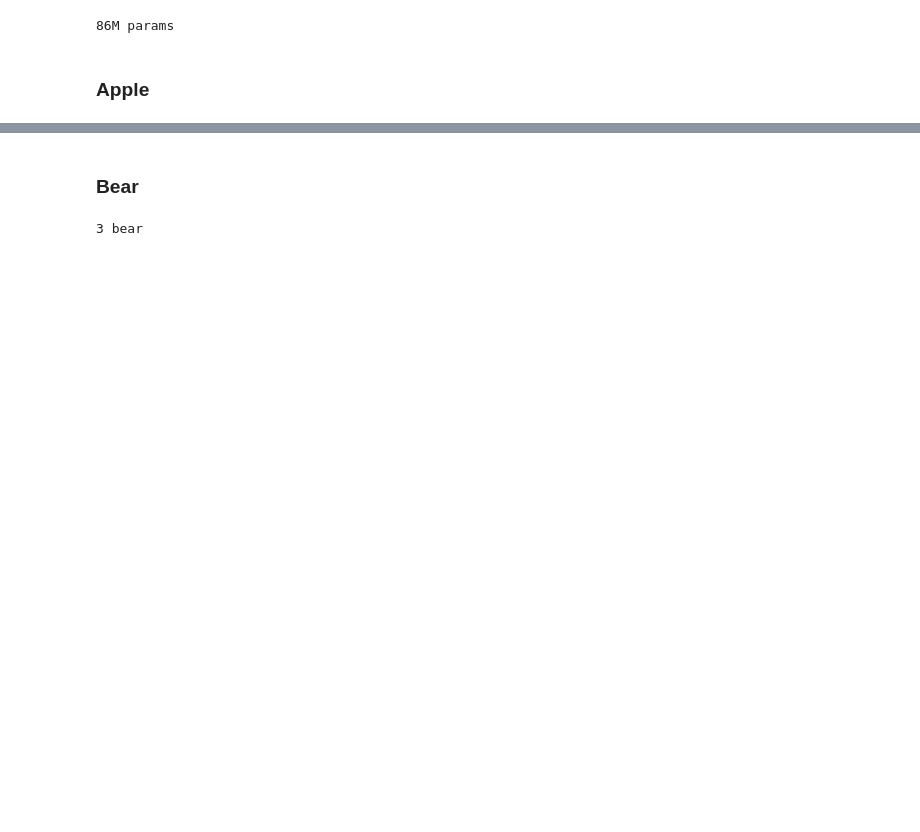
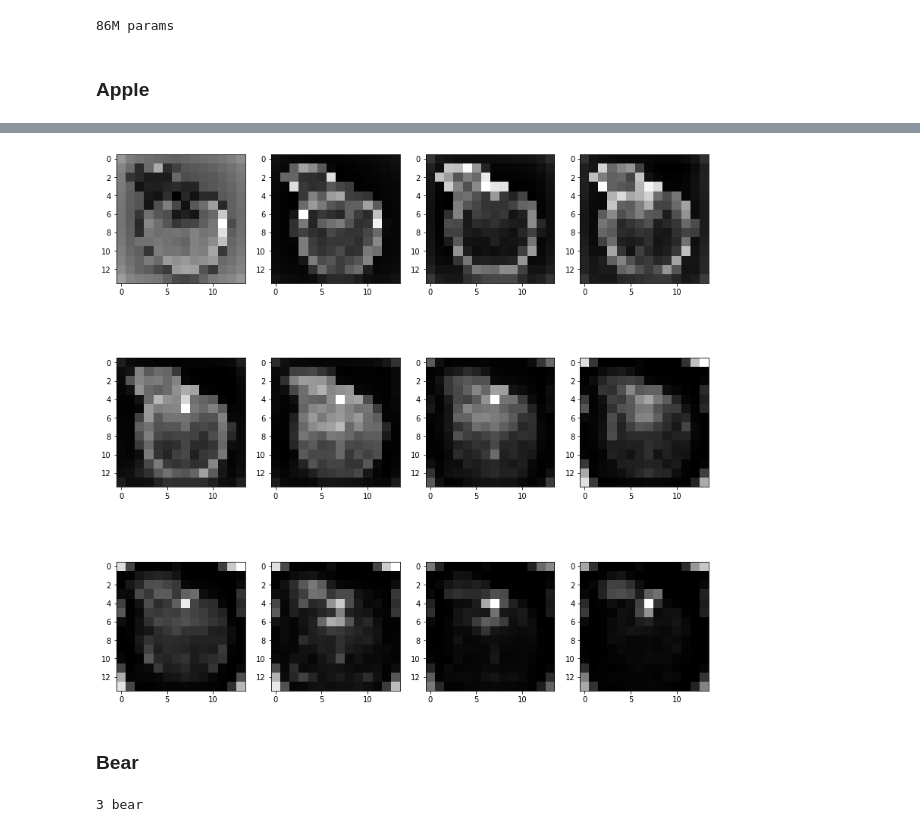
Before and after one commit to bradley-ray/implementing-deep-learn-papers, a Jupyter notebook: an_image_is_worth_16x16_words.ipynb, the cells around one changed output, grey strips where cells are left out. Drawn from its saved outputs; the diff is of its cells as text; code cells hidden in the pictures; blank space fills up the shorter version.

Commit message:
basic attention value viewing

```diff
--- a/an_image_is_worth_16x16_words.ipynb
+++ b/an_image_is_worth_16x16_words.ipynb
@@ -299,8 +300,18 @@ def inv_norm(img, mean, std):
     img = T.Normalize(mean=[-mean,-mean,-mean], std=[1,1,1])(img)
     return img
 
+def visualize_attn_values(model):
+    _, ax = plt.subplots(3,4,figsize=(14,14))
+    k = 0
+    for i in range(3):
+        for j in range(4):
+            scores = model.encoder.model[k].attn.scores
+            k += 1
+            avg = scores.squeeze(0).mean(dim=0)[0,1:]
+            ax[i][j].imshow(avg.reshape((14,14)).detach(), cmap='gray')
+
 # TODO
-def visualize_attn(img, attn):
+def visualize_attn_rollout(img, scores):
     ...
 # %%
 mean = .5
@@ -324,3 +335,7 @@ to_img(inv_norm(x.squeeze(0), mean, std))
+# %%
+visualize_attn_values(model)
+# %% [output]
+[figure, added]
 # %% [markdown]
 ### Bear
 # %%
```
Also changed, not shown: parts of 13 cells of this notebook.
